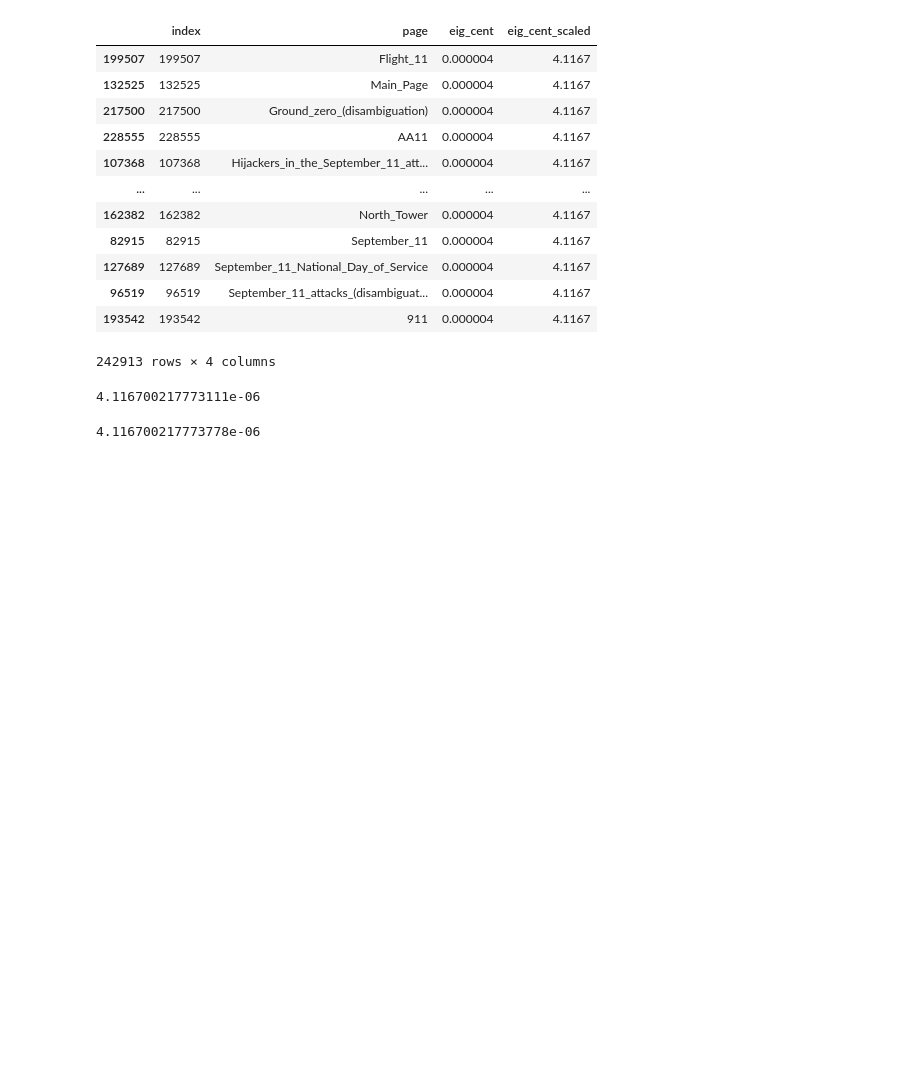
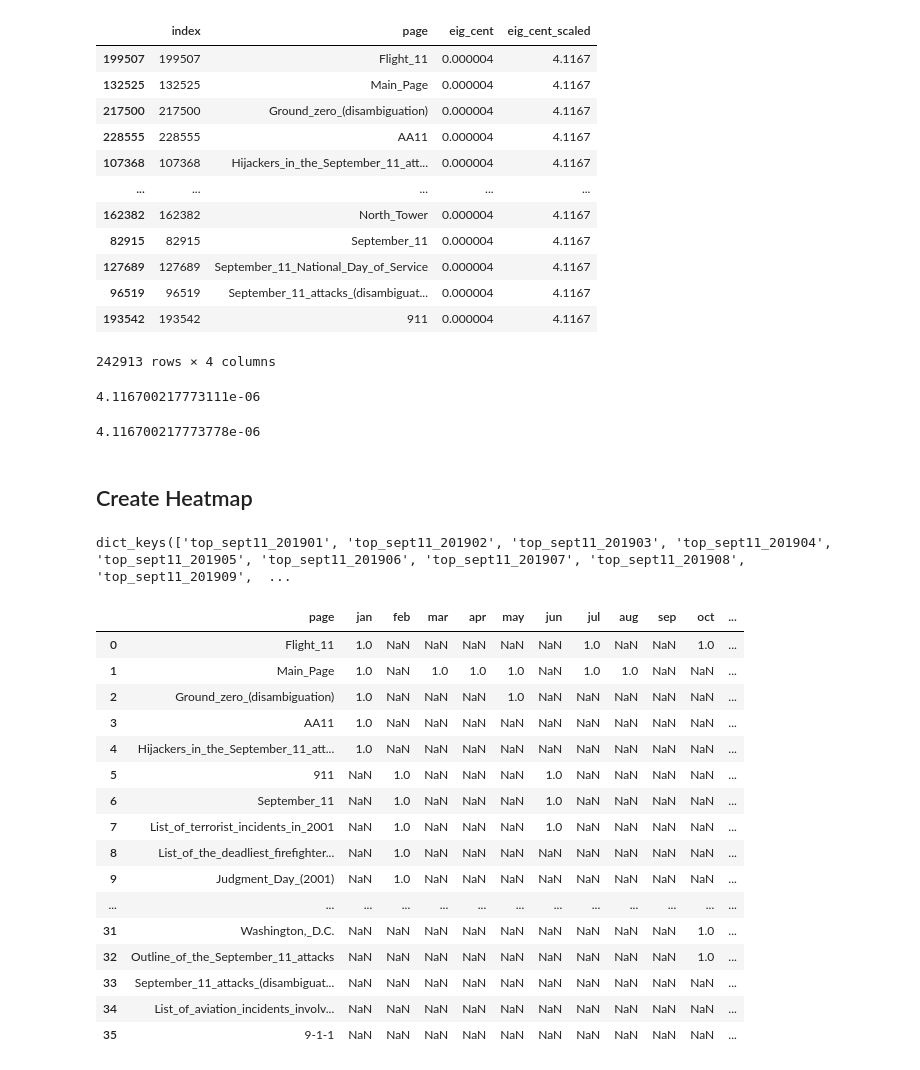
Before and after one commit to prithvidasgupta/si608, a Jupyter notebook: notebooks/analyze_walker.ipynb, the cells around one changed output. Drawn from its saved outputs; the diff is of its cells as text; code cells hidden in the pictures; blank space fills up the shorter version.

```diff
--- a/notebooks/analyze_walker.ipynb
+++ b/notebooks/analyze_walker.ipynb
@@ -9,3 +10,23 @@ from matplotlib.ticker import FormatStrFormatter
 
 # pd.set_option('display.float_format', '{:e}'.format)
+# %%
+def read_and_rename_csv(file_path):
+    df = pd.read_csv(file_path)
+    df.rename(columns={"Unnamed: 0": "index"}, inplace=True)
+    return df
+
+def merge_dataframes(df_list):
+    return reduce(lambda left, right: pd.merge(left, right, on="page", how="outer"), df_list)
+
+sept11_months = dict()
+top_2019 = dict()
+
+for month in range(1, 13):
+    file_path = f"../output/random_walks/not_uniform_prob/2019-{month:02d}_sept11_~uniform.csv"
+    df = read_and_rename_csv(file_path)
+    sept11_months[f"sept11_2019{month:02d}"] = df
+
+for k, df in sept11_months.items():
+    top = df.nlargest(5, "eig_cent")
+    top_2019[f"top_{k}"] = top
 # %%
@@ -100,2 +124,8 @@ test_df["eig_cent"].max()
 # %% [output]
 4.116700217773778e-06
+# %% [markdown]
+## Create Heatmap
+# %%
+top_2019.keys()
+# %% [output]
+dict_keys(['top_sept11_201901', 'top_sept11_201902', 'top_sept11_201903', 'top_sept11_201904', 'top_sept11_201905', 'top_sept11_201906', 'top_sept11_201907', 'top_sept11_201908', 'top_sept11_201909',  ...
@@ -101,0 +148,21 @@ test_df["eig_cent"].max()
+# %%
+combine_top2019 = merge_dataframes(top_month_list)
+combine_top2019
+# %% [output]
+|  | page | jan | feb | mar | apr | may | jun | jul | aug | sep | oct | ... |
+| 0 | Flight_11 | 1.0 | NaN | NaN | NaN | NaN | NaN | 1.0 | NaN | NaN | 1.0 | ... |
+| 1 | Main_Page | 1.0 | NaN | 1.0 | 1.0 | 1.0 | NaN | 1.0 | 1.0 | NaN | NaN | ... |
+| 2 | Ground_zero_(disambiguation) | 1.0 | NaN | NaN | NaN | 1.0 | NaN | NaN | NaN | NaN | NaN | ... |
+| 3 | AA11 | 1.0 | NaN | NaN | NaN | NaN | NaN | NaN | NaN | NaN | NaN | ... |
+| 4 | Hijackers_in_the_September_11_att... | 1.0 | NaN | NaN | NaN | NaN | NaN | NaN | NaN | NaN | NaN | ... |
+| 5 | 911 | NaN | 1.0 | NaN | NaN | NaN | 1.0 | NaN | NaN | NaN | NaN | ... |
+| 6 | September_11 | NaN | 1.0 | NaN | NaN | NaN | 1.0 | NaN | NaN | NaN | NaN | ... |
+| 7 | List_of_terrorist_incidents_in_2001 | NaN | 1.0 | NaN | NaN | NaN | 1.0 | NaN | NaN | NaN | NaN | ... |
+| 8 | List_of_the_deadliest_firefighter... | NaN | 1.0 | NaN | NaN | NaN | NaN | NaN | NaN | NaN | NaN | ... |
+| 9 | Judgment_Day_(2001) | NaN | 1.0 | NaN | NaN | NaN | NaN | NaN | NaN | NaN | NaN | ... |
+| ... | ... | ... | ... | ... | ... | ... | ... | ... | ... | ... | ... | ... |
+| 31 | Washington,_D.C. | NaN | NaN | NaN | NaN | NaN | NaN | NaN | NaN | NaN | 1.0 | ... |
+| 32 | Outline_of_the_September_11_attacks | NaN | NaN | NaN | NaN | NaN | NaN | NaN | NaN | NaN | 1.0 | ... |
+| 33 | September_11_attacks_(disambiguat... | NaN | NaN | NaN | NaN | NaN | NaN | NaN | NaN | NaN | NaN | ... |
+| 34 | List_of_aviation_incidents_involv... | NaN | NaN | NaN | NaN | NaN | NaN | NaN | NaN | NaN | NaN | ... |
+| 35 | 9-1-1 | NaN | NaN | NaN | NaN | NaN | NaN | NaN | NaN | NaN | NaN | ... |
```
Also changed, not shown: parts of 11 cells of this notebook.
